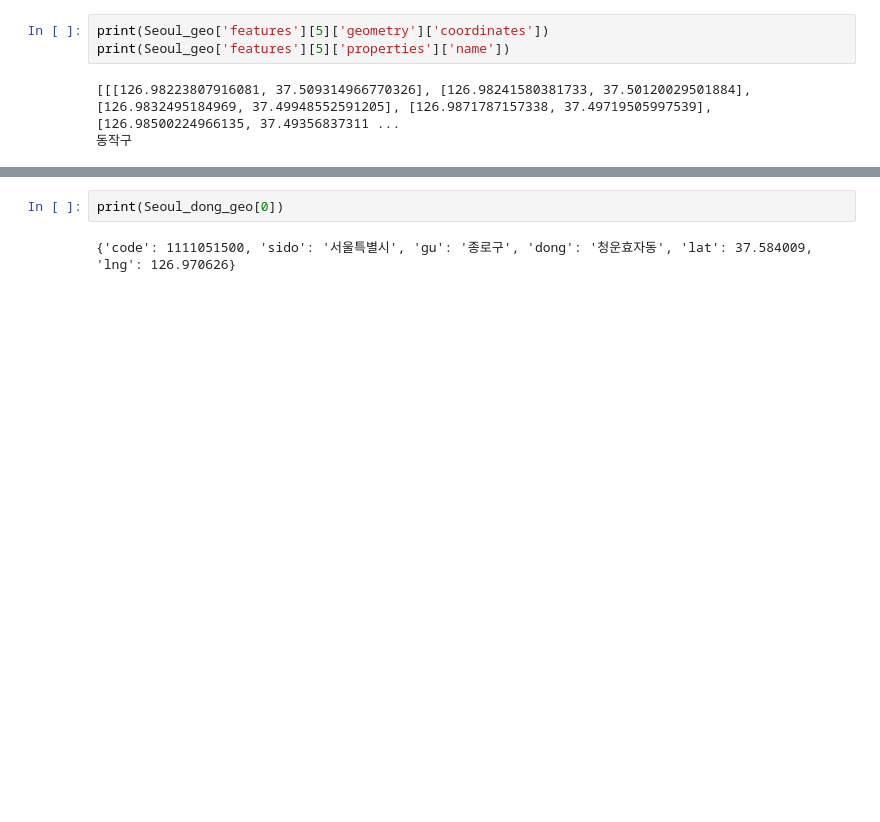
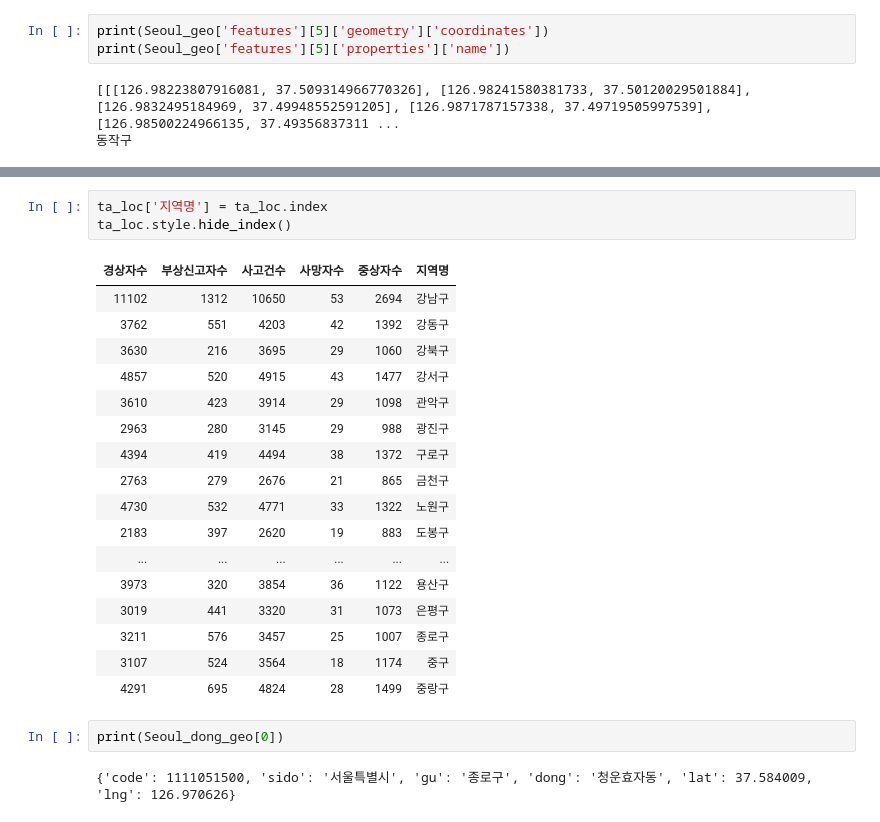
Before and after one commit to JJungEEun/TAnumber_prediction, a Jupyter notebook: 지역별 교통사고 데이터.ipynb, the cells around one changed output, grey strips where cells are left out. Saved outputs shown, nothing was run; the diff lists cells and outputs as text; blank space fills up the shorter version.

```diff
--- a/지역별 교통사고 데이터.ipynb
+++ b/지역별 교통사고 데이터.ipynb
@@ -237,3 +303,24 @@ print(Seoul_geo['features'][5]['properties']['name'])
+# %%
+ta_loc['지역명'] = ta_loc.index
+ta_loc.style.hide_index()
+# %% [output]
+| 경상자수 | 부상신고자수 | 사고건수 | 사망자수 | 중상자수 | 지역명 |
+| 11102 | 1312 | 10650 | 53 | 2694 | 강남구 |
+| 3762 | 551 | 4203 | 42 | 1392 | 강동구 |
+| 3630 | 216 | 3695 | 29 | 1060 | 강북구 |
+| 4857 | 520 | 4915 | 43 | 1477 | 강서구 |
+| 3610 | 423 | 3914 | 29 | 1098 | 관악구 |
+| 2963 | 280 | 3145 | 29 | 988 | 광진구 |
+| 4394 | 419 | 4494 | 38 | 1372 | 구로구 |
+| 2763 | 279 | 2676 | 21 | 865 | 금천구 |
+| 4730 | 532 | 4771 | 33 | 1322 | 노원구 |
+| 2183 | 397 | 2620 | 19 | 883 | 도봉구 |
+| ... | ... | ... | ... | ... | ... |
+| 3973 | 320 | 3854 | 36 | 1122 | 용산구 |
+| 3019 | 441 | 3320 | 31 | 1073 | 은평구 |
+| 3211 | 576 | 3457 | 25 | 1007 | 종로구 |
+| 3107 | 524 | 3564 | 18 | 1174 | 중구 |
+| 4291 | 695 | 4824 | 28 | 1499 | 중랑구 |
 # %%
 print(Seoul_dong_geo[0])
 # %% [output]
```
Also changed, not shown: parts of 13 cells of this notebook.
